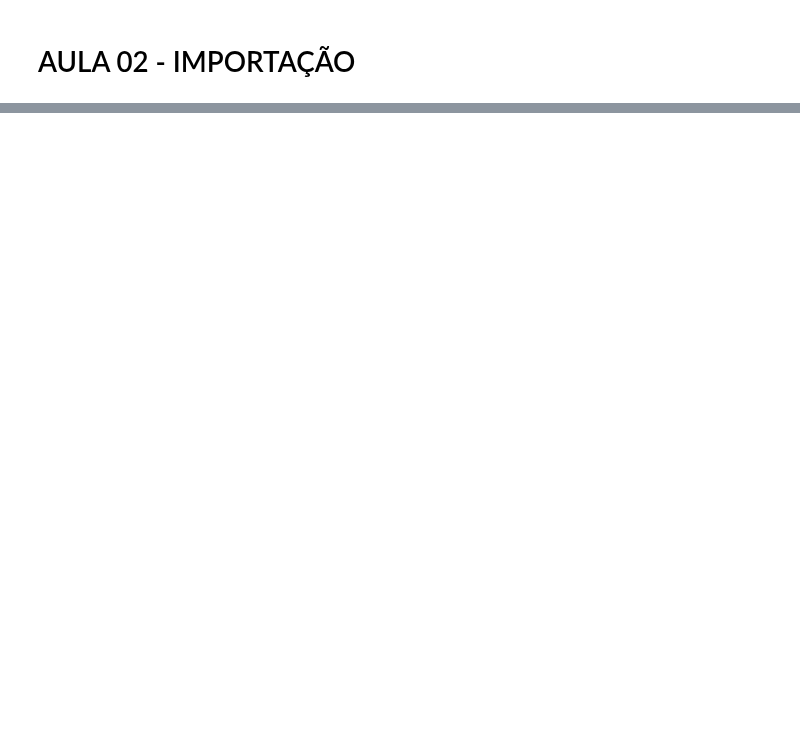
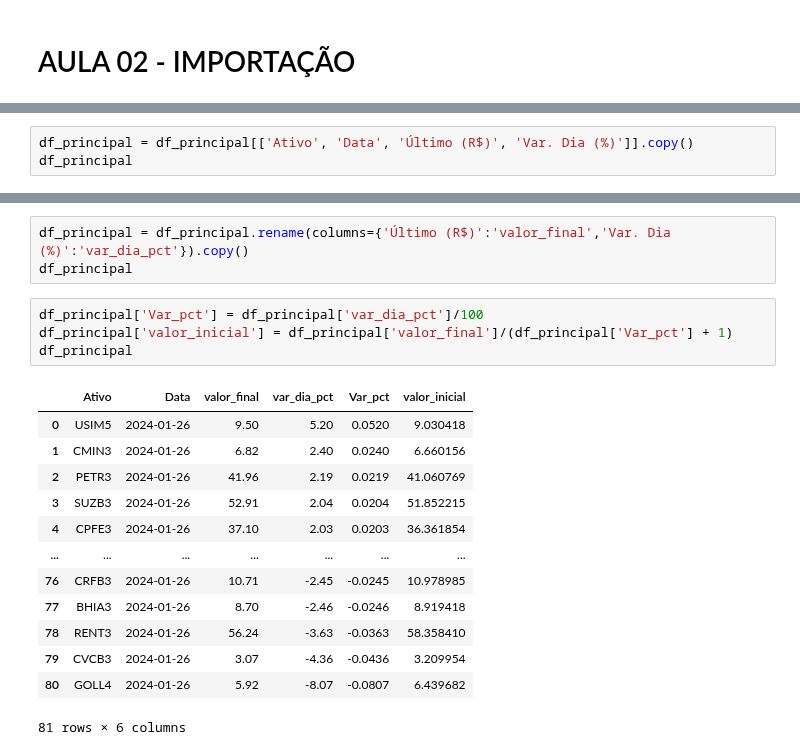
Before and after one commit to soueuwilliam/Estudos-Python, a Jupyter notebook: imersao_python_alura/Aula02.ipynb, the cells around one changed output, grey strips where cells are left out. Saved outputs shown, nothing was run; the diff lists cells and outputs as text; blank space fills up the shorter version.

```diff
--- a/imersao_python_alura/Aula02.ipynb
+++ b/imersao_python_alura/Aula02.ipynb
@@ -18,0 +64,3 @@ df_chat_gpt.head(10) #Mostra um certa quantidade de linhas que você deseja usar
+# %%
+df_principal = df_principal[['Ativo', 'Data', 'Último (R$)', 'Var. Dia (%)']].copy()
+df_principal
@@ -18,0 +81,21 @@ df_chat_gpt.head(10) #Mostra um certa quantidade de linhas que você deseja usar
+# %%
+df_principal = df_principal.rename(columns={'Último (R$)':'valor_final','Var. Dia (%)':'var_dia_pct'}).copy()
+df_principal
+# %%
+df_principal['Var_pct'] = df_principal['var_dia_pct']/100
+df_principal['valor_inicial'] = df_principal['valor_final']/(df_principal['Var_pct'] + 1)
+df_principal
+# %% [output]
+|  | Ativo | Data | valor_final | var_dia_pct | Var_pct | valor_inicial |
+| 0 | USIM5 | 2024-01-26 | 9.50 | 5.20 | 0.0520 | 9.030418 |
+| 1 | CMIN3 | 2024-01-26 | 6.82 | 2.40 | 0.0240 | 6.660156 |
+| 2 | PETR3 | 2024-01-26 | 41.96 | 2.19 | 0.0219 | 41.060769 |
+| 3 | SUZB3 | 2024-01-26 | 52.91 | 2.04 | 0.0204 | 51.852215 |
+| 4 | CPFE3 | 2024-01-26 | 37.10 | 2.03 | 0.0203 | 36.361854 |
+| ... | ... | ... | ... | ... | ... | ... |
+| 76 | CRFB3 | 2024-01-26 | 10.71 | -2.45 | -0.0245 | 10.978985 |
+| 77 | BHIA3 | 2024-01-26 | 8.70 | -2.46 | -0.0246 | 8.919418 |
+| 78 | RENT3 | 2024-01-26 | 56.24 | -3.63 | -0.0363 | 58.358410 |
+| 79 | CVCB3 | 2024-01-26 | 3.07 | -4.36 | -0.0436 | 3.209954 |
+| 80 | GOLL4 | 2024-01-26 | 5.92 | -8.07 | -0.0807 | 6.439682 |
+81 rows × 6 columns
```
Also changed, not shown: parts of 7 cells of this notebook.
